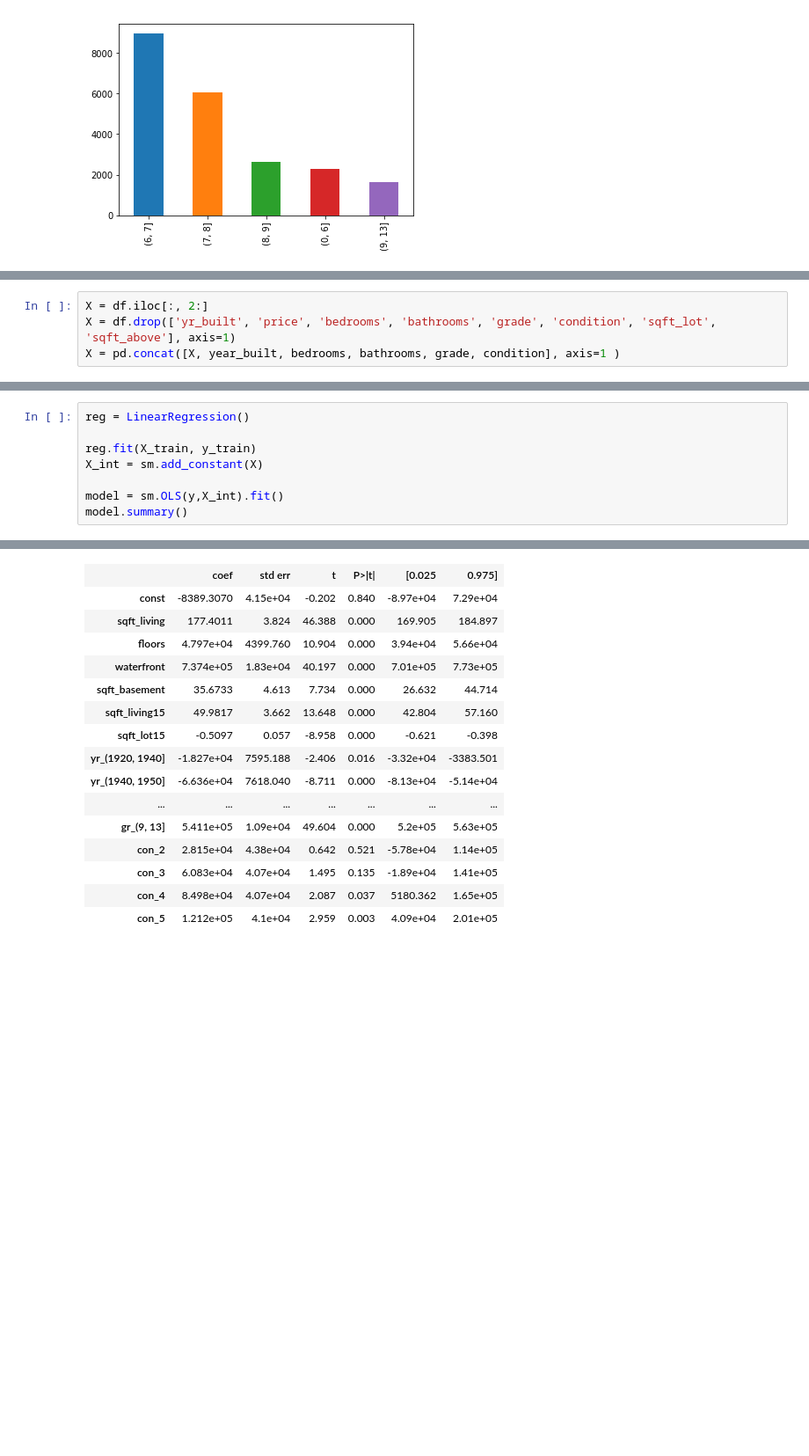
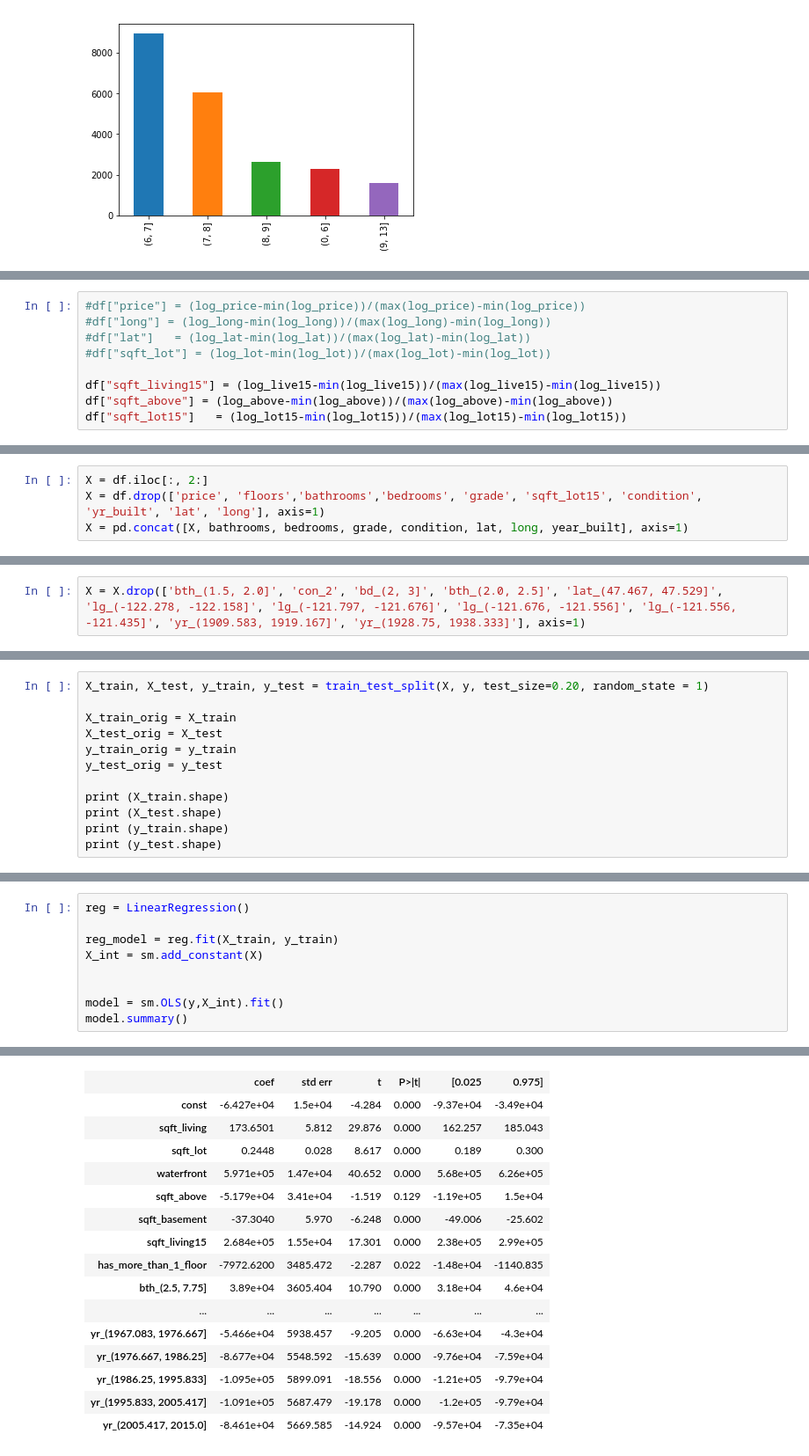
Before and after one commit to cjriggio/dsc-v2-mod1-final-project, a Jupyter notebook: project_1_chris_riggio.ipynb, the cells around one changed output, grey strips where cells are left out. Shown at 88% size. Cells and saved outputs as stored; diff of their text form; blank space fills up the shorter version.

```diff
--- a/project_1_chris_riggio.ipynb
+++ b/project_1_chris_riggio.ipynb
@@ -364,2 +357,11 @@ bins_grade.value_counts().plot(kind='bar');
+# %%
+#df["price"] = (log_price-min(log_price))/(max(log_price)-min(log_price))
+#df["long"] = (log_long-min(log_long))/(max(log_long)-min(log_long))
+#df["lat"]   = (log_lat-min(log_lat))/(max(log_lat)-min(log_lat))
+#df["sqft_lot"] = (log_lot-min(log_lot))/(max(log_lot)-min(log_lot))
+
+df["sqft_living15"] = (log_live15-min(log_live15))/(max(log_live15)-min(log_live15))
+df["sqft_above"] = (log_above-min(log_above))/(max(log_above)-min(log_above))
+df["sqft_lot15"]   = (log_lot15-min(log_lot15))/(max(log_lot15)-min(log_lot15))
 # %%
 y = df.iloc[:, :1]
@@ -366,4 +376,4 @@ y = df.iloc[:, :1]
 # %%
 X = df.iloc[:, 2:]
-X = df.drop(['yr_built', 'price', 'bedrooms', 'bathrooms', 'grade', 'condition', 'sqft_lot', 'sqft_above'], axis=1)
-X = pd.concat([X, year_built, bedrooms, bathrooms, grade, condition], axis=1 )
+X = df.drop(['price', 'floors','bathrooms','bedrooms', 'grade', 'sqft_lot15', 'condition', 'yr_built', 'lat', 'long'], axis=1)
+X = pd.concat([X, bathrooms, bedrooms, grade, condition, lat, long, year_built], axis=1)
@@ -404,3 +380,5 @@ plt.scatter(y_test,predictions);
+# %%
+X = X.drop(['bth_(1.5, 2.0]', 'con_2', 'bd_(2, 3]', 'bth_(2.0, 2.5]', 'lat_(47.467, 47.529]', 'lg_(-122.278, -122.158]', 'lg_(-121.797, -121.676]', 'lg_(-121.676, -121.556]', 'lg_(-121.556, -121.435]', 'yr_(1909.583, 1919.167]', 'yr_(1928.75, 1938.333]'], axis=1)
 # %%
 X.head()
 # %% [output]
@@ -412,0 +391,12 @@ X.head()
+# %%
+X_train, X_test, y_train, y_test = train_test_split(X, y, test_size=0.20, random_state = 1)
+
+X_train_orig = X_train
+X_test_orig = X_test
+y_train_orig = y_train
+y_test_orig = y_test
+
+print (X_train.shape)
+print (X_test.shape)
+print (y_train.shape)
+print (y_test.shape)
@@ -415,8 +484,9 @@ X.head()
 # %%
 reg = LinearRegression()
 
-reg.fit(X_train, y_train)
+reg_model = reg.fit(X_train, y_train)
 X_int = sm.add_constant(X)
+
 
 model = sm.OLS(y,X_int).fit()
 model.summary()
@@ -433,17 +503,17 @@ OLS Regression Results
 | Covariance Type: | nonrobust |  |  |
 |  | coef | std err | t | P>|t| | [0.025 | 0.975] |
-| const | -8389.3070 | 4.15e+04 | -0.202 | 0.840 | -8.97e+04 | 7.29e+04 |
-| sqft_living | 177.4011 | 3.824 | 46.388 | 0.000 | 169.905 | 184.897 |
-| floors | 4.797e+04 | 4399.760 | 10.904 | 0.000 | 3.94e+04 | 5.66e+04 |
-| waterfront | 7.374e+05 | 1.83e+04 | 40.197 | 0.000 | 7.01e+05 | 7.73e+05 |
-| sqft_basement | 35.6733 | 4.613 | 7.734 | 0.000 | 26.632 | 44.714 |
-| sqft_living15 | 49.9817 | 3.662 | 13.648 | 0.000 | 42.804 | 57.160 |
-| sqft_lot15 | -0.5097 | 0.057 | -8.958 | 0.000 | -0.621 | -0.398 |
-| yr_(1920, 1940] | -1.827e+04 | 7595.188 | -2.406 | 0.016 | -3.32e+04 | -3383.501 |
-| yr_(1940, 1950] | -6.636e+04 | 7618.040 | -8.711 | 0.000 | -8.13e+04 | -5.14e+04 |
+| const | -6.427e+04 | 1.5e+04 | -4.284 | 0.000 | -9.37e+04 | -3.49e+04 |
+| sqft_living | 173.6501 | 5.812 | 29.876 | 0.000 | 162.257 | 185.043 |
+| sqft_lot | 0.2448 | 0.028 | 8.617 | 0.000 | 0.189 | 0.300 |
+| waterfront | 5.971e+05 | 1.47e+04 | 40.652 | 0.000 | 5.68e+05 | 6.26e+05 |
+| sqft_above | -5.179e+04 | 3.41e+04 | -1.519 | 0.129 | -1.19e+05 | 1.5e+04 |
+| sqft_basement | -37.3040 | 5.970 | -6.248 | 0.000 | -49.006 | -25.602 |
+| sqft_living15 | 2.684e+05 | 1.55e+04 | 17.301 | 0.000 | 2.38e+05 | 2.99e+05 |
+| has_more_than_1_floor | -7972.6200 | 3485.472 | -2.287 | 0.022 | -1.48e+04 | -1140.835 |
+| bth_(2.5, 7.75] | 3.89e+04 | 3605.404 | 10.790 | 0.000 | 3.18e+04 | 4.6e+04 |
 | ... | ... | ... | ... | ... | ... | ... |
-| gr_(9, 13] | 5.411e+05 | 1.09e+04 | 49.604 | 0.000 | 5.2e+05 | 5.63e+05 |
-| con_2 | 2.815e+04 | 4.38e+04 | 0.642 | 0.521 | -5.78e+04 | 1.14e+05 |
-| con_3 | 6.083e+04 | 4.07e+04 | 1.495 | 0.135 | -1.89e+04 | 1.41e+05 |
-| con_4 | 8.498e+04 | 4.07e+04 | 2.087 | 0.037 | 5180.362 | 1.65e+05 |
-| con_5 | 1.212e+05 | 4.1e+04 | 2.959 | 0.003 | 4.09e+04 | 2.01e+05 |
+| yr_(1967.083, 1976.667] | -5.466e+04 | 5938.457 | -9.205 | 0.000 | -6.63e+04 | -4.3e+04 |
+| yr_(1976.667, 1986.25] | -8.677e+04 | 5548.592 | -15.639 | 0.000 | -9.76e+04 | -7.59e+04 |
+| yr_(1986.25, 1995.833] | -1.095e+05 | 5899.091 | -18.556 | 0.000 | -1.21e+05 | -9.79e+04 |
+| yr_(1995.833, 2005.417] | -1.091e+05 | 5687.479 | -19.178 | 0.000 | -1.2e+05 | -9.79e+04 |
+| yr_(2005.417, 2015.0] | -8.461e+04 | 5669.585 | -14.924 | 0.000 | -9.57e+04 | -7.35e+04 |
```
Also changed, not shown: parts of 89 cells of this notebook, 7 other files.
